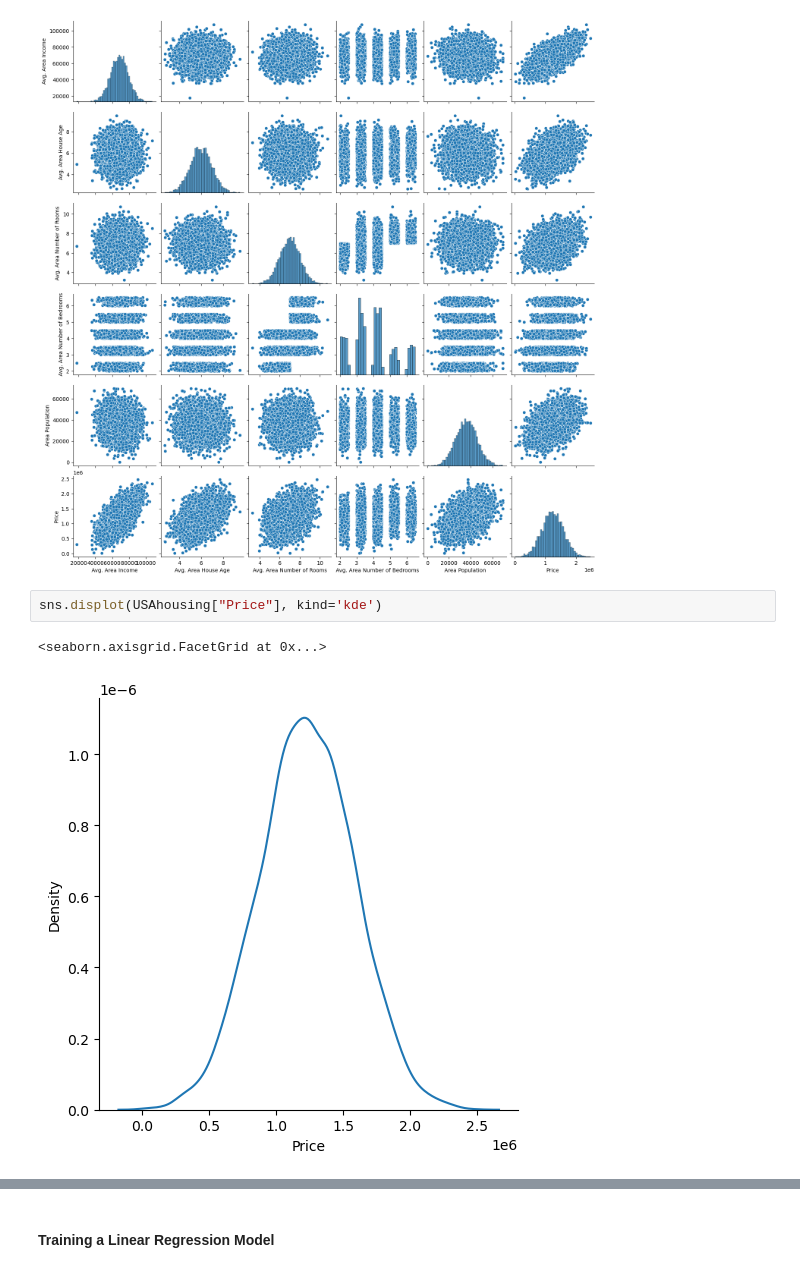
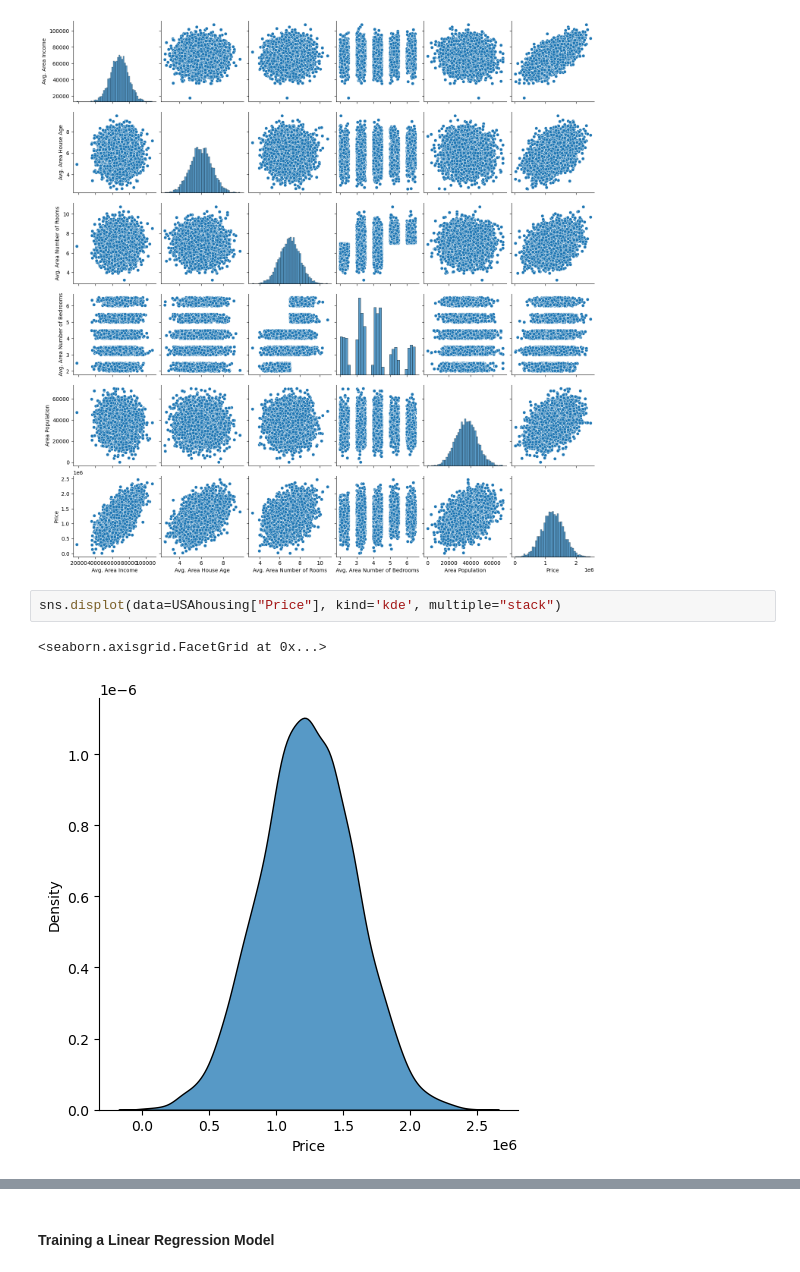
Before and after one commit to rdzjr1997/Python_ML, a Jupyter notebook: Regression_Example.ipynb, the cells around one changed output, grey strips where cells are left out. Cells and saved outputs as stored; diff of their text form.

```diff
--- a/Regression_Example.ipynb
+++ b/Regression_Example.ipynb
@@ -81,7 +104,7 @@ sns.pairplot(USAhousing)
 <seaborn.axisgrid.PairGrid at 0x...>
 [figure]
 # %%
-sns.displot(USAhousing["Price"], kind='kde')
+sns.displot(data=USAhousing["Price"], kind='kde', multiple="stack")
 # %% [output]
 <seaborn.axisgrid.FacetGrid at 0x...>
-[figure, old version]
+[figure, new version]
```
Also changed, not shown: parts of 22 cells of this notebook.
